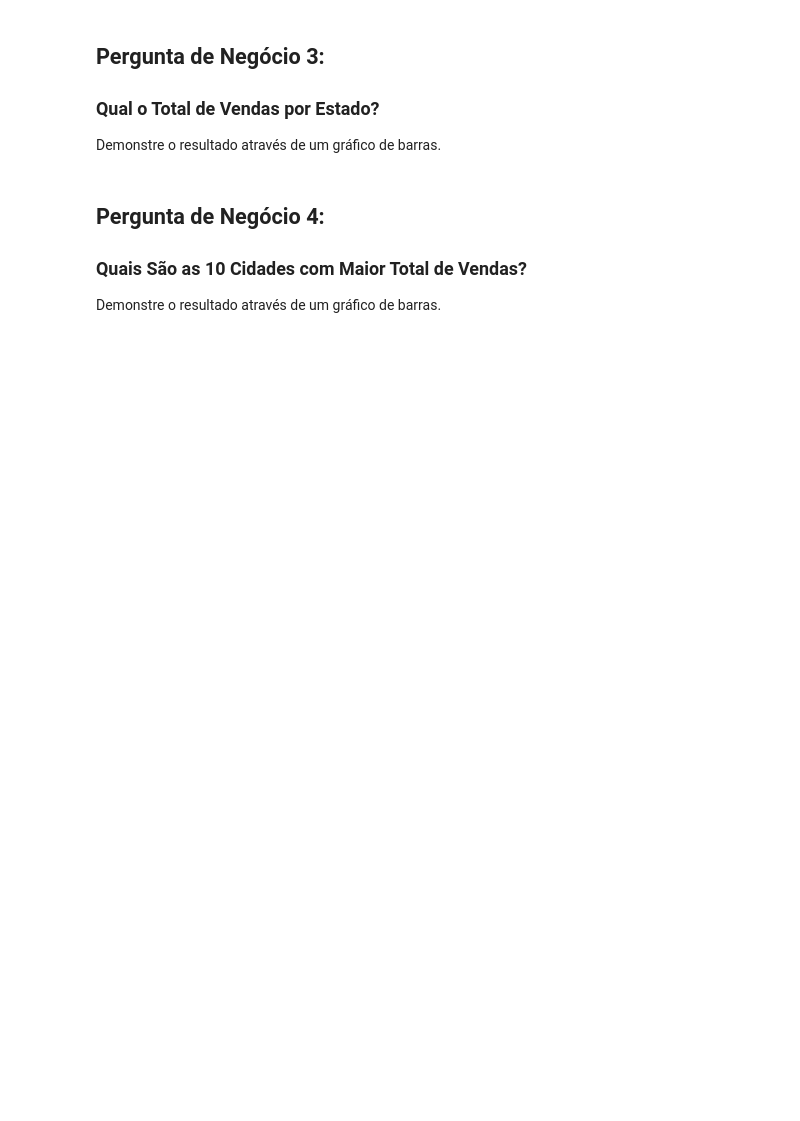
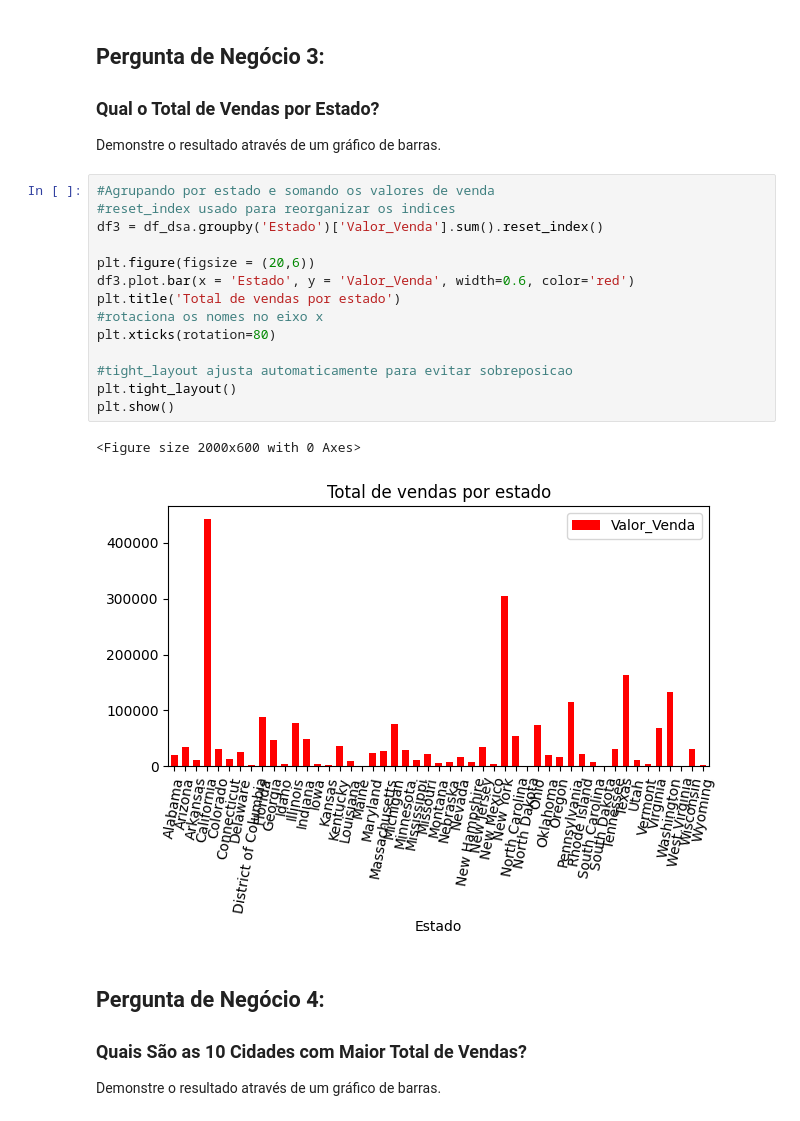
Before and after one commit to lucasqueiros/dsa, a Jupyter notebook: Cap13 - Projeto 2/Projeto2-Perguntas.ipynb, the cells around one changed output. Drawn from its saved outputs; the diff is of its cells as text; blank space fills up the shorter version.

```diff
--- a/Cap13 - Projeto 2/Projeto2-Perguntas.ipynb
+++ b/Cap13 - Projeto 2/Projeto2-Perguntas.ipynb
@@ -135,6 +174,23 @@ Demonstre o resultado através de um gráfico de barras.
 ### Qual o Total de Vendas por Estado?
 
 Demonstre o resultado através de um gráfico de barras.
+# %%
+#Agrupando por estado e somando os valores de venda
+#reset_index usado para reorganizar os indices
+df3 = df_dsa.groupby('Estado')['Valor_Venda'].sum().reset_index()
+
+plt.figure(figsize = (20,6))
+df3.plot.bar(x = 'Estado', y = 'Valor_Venda', width=0.6, color='red')
+plt.title('Total de vendas por estado')
+#rotaciona os nomes no eixo x
+plt.xticks(rotation=80)
+
+#tight_layout ajusta automaticamente para evitar sobreposicao
+plt.tight_layout()
+plt.show()
+# %% [output]
+<Figure size 2000x600 with 0 Axes>
+[figure, added]
 # %% [markdown]
 ## Pergunta de Negócio 4:
 
```
Also changed, not shown: parts of 9 cells of this notebook.
